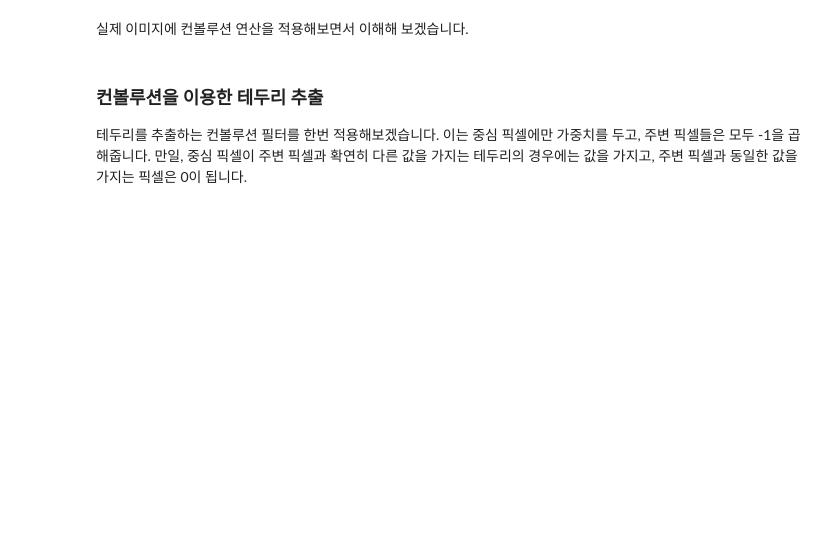
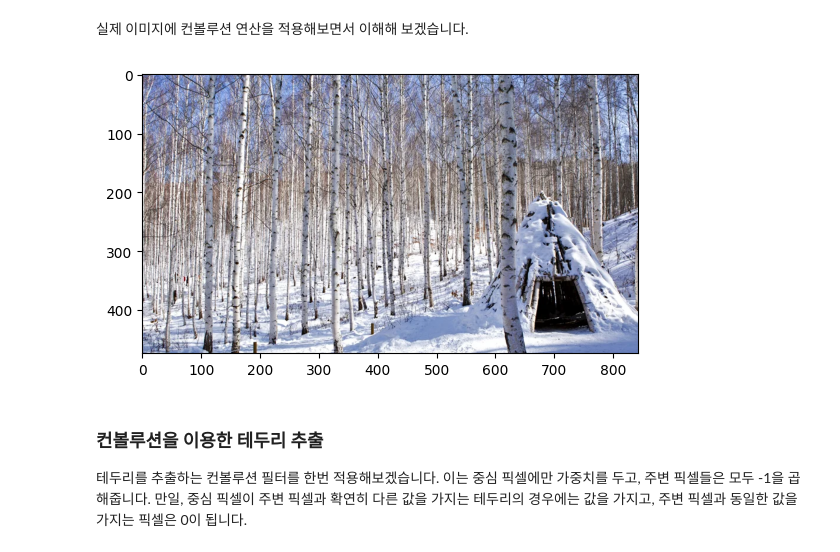
Before and after one commit to yeomko22/data_analytics_camp_6th, a Jupyter notebook: week_11/deeplearning_cv/ch_1_convolutional_neural_network_removed.ipynb, the cells around one changed output. Drawn from its saved outputs; the diff is of its cells as text; code cells hidden in the pictures; blank space fills up the shorter version.

```diff
--- a/week_11/deeplearning_cv/ch_1_convolutional_neural_network_removed.ipynb
+++ b/week_11/deeplearning_cv/ch_1_convolutional_neural_network_removed.ipynb
@@ -20,6 +20,17 @@ Convolution은 딥러닝이 등장하기 이전에도 컴퓨터 비전 분야에
 ![conv.gif](https://storage.googleapis.com/data-analytics-camp/week11_deeplearning_cv/ch1/3.gif)
 # %% [markdown]
 실제 이미지에 컨볼루션 연산을 적용해보면서 이해해 보겠습니다.
+# %%
+import cv2
+from matplotlib import pyplot as plt
+
+def show_img(img):
+    plt.imshow(cv2.cvtColor(img, cv2.COLOR_BGR2RGB))
+
+img = cv2.imread("./data/forest.png")
+show_img(img)
+# %% [output]
+[figure, added]
 # %% [markdown]
 ### 컨볼루션을 이용한 테두리 추출
 
```
Also changed, not shown: parts of 3 cells of this notebook, 6 other files.
